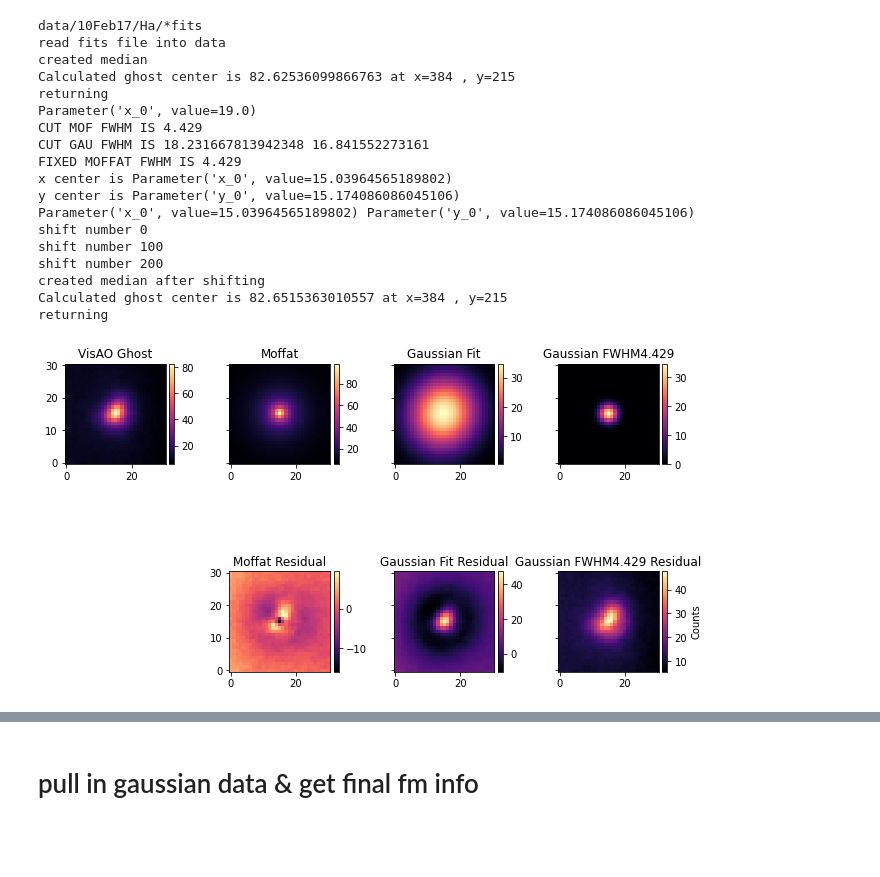
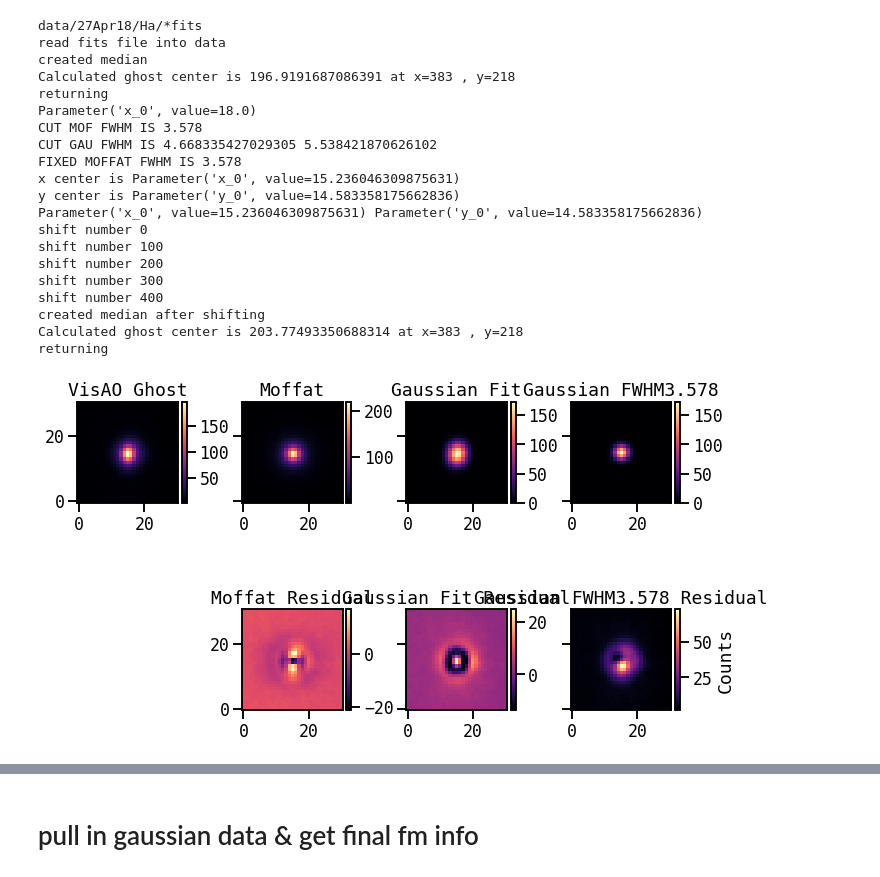
Before and after one commit to wbalmer/diskShapers, a Jupyter notebook: forwardModel/fm_evidence.ipynb, the cells around one changed output, grey strips where cells are left out. Cells and saved outputs as stored; diff of their text form; code cells hidden in the pictures; blank space fills up the shorter version.

```diff
--- a/forwardModel/fm_evidence.ipynb
+++ b/forwardModel/fm_evidence.ipynb
@@ -15,3 +19,8 @@ import multiprocessing as mp
+# %%
+import seaborn as sns
+plt.rcParams['font.family'] = 'monospace'   # Fonts
+plt.rcParams['font.monospace'] = 'DejaVu Sans Mono'
+sns.set_context("talk")
 # %%
 import pymultinest
 # %%
@@ -45,12 +54,13 @@ pa_offset=-0.497
 pa_uncertainty=0.192
 # %%
 # loop inputs
-date = '10Feb17'  # str(input('enter date in format ##Month##: '))
-fwhm = 5.5  # float(input('enter dataset fwhm: '))
-ann1 = 0  # int(input('enter IWA: '))
-ann2 = 451  # int(input('enter OWA: '))
-sep = 7  # int(input('enter sep: '))
-pa = 78  # int(input('enter pa: '))
+date = '27Apr18'  # str(input('enter date in format ##Month##: '))
+fwhm = 4.2  # float(input('enter dataset fwhm: '))
+sep = 6  # int(input('enter sep: '))
+pa = 55  # int(input('enter pa: '))
+outputiwa = 3
+
+cutsfile = False
 
 prefixes = ['Ha']
 # psfplans = [['doGhost', fwhm], ['doMoffat', fwhm],
@@ -60,7 +70,10 @@ residuals = []
 filepaths = []
 outputdirs = []
 for pref in prefixes:
-    filepath = f'data/{date}/{pref}/*fits'
+    if cutsfile:
+        filepath = f'data/cuts/{date}/{pref}/*fits'
+    else:
+        filepath = f'data/{date}/{pref}/*fits'
     outputdir = f'output/{date}/{pref}'
     filepaths.append(filepath)
     outputdirs.append(outputdir)
@@ -81,44 +94,46 @@ if multipleGs is not None:
             filepath = filepaths[i]
             outputdir = outputdirs[i]
             ghostdata, moffat, gaussfit, gaussfwhm, fwhm = ghost.ghostIsolation(filepath, 380, 220, 10, fwhm, 1, fwhm=fwhm)
             gaussfwhms.append(gaussfwhm)
 
         gaussfwhms_list.append(gaussfwhms)
 
 else:
     for i in range(len(filepaths)):
         filepath = filepaths[i]
         outputdir = outputdirs[i]
         ghostdata, moffat, gaussfit, gaussfwhm, fwhm, smof = ghost.ghostIsolation(filepath, 380, 220, 10, fwhm, 1, fwhm=fwhm)
         try:
             plt.savefig(outputdir+'/'+'FM-psfs.png', dpi=300)
         except FileNotFoundError:
             os.makedirs(outputdir+'/')
             plt.savefig(outputdir+'/'+'FM-psfs.png', dpi=300)
         ghosts.append(ghostdata)
         moffs.append(smof)#moffat)
         gaussfits.append(gaussfit)
         gaussfwhms.append(gaussfwhm)
 # %% [output]
-data/10Feb17/Ha/*fits
+data/27Apr18/Ha/*fits
 read fits file into data
 created median
-Calculated ghost center is 82.62536099866763 at x=384 , y=215
+Calculated ghost center is 196.9191687086391 at x=383 , y=218
 returning
-Parameter('x_0', value=19.0)
-CUT MOF FWHM IS 4.429
-CUT GAU FWHM IS 18.231667813942348 16.841552273161
-FIXED MOFFAT FWHM IS 4.429
-x center is Parameter('x_0', value=15.03964565189802)
-y center is Parameter('y_0', value=15.174086086045106)
-Parameter('x_0', value=15.03964565189802) Parameter('y_0', value=15.174086086045106)
+Parameter('x_0', value=18.0)
+CUT MOF FWHM IS 3.578
+CUT GAU FWHM IS 4.668335427029305 5.538421870626102
+FIXED MOFFAT FWHM IS 3.578
+x center is Parameter('x_0', value=15.236046309875631)
+y center is Parameter('y_0', value=14.583358175662836)
+Parameter('x_0', value=15.236046309875631) Parameter('y_0', value=14.583358175662836)
 shift number 0
 shift number 100
 shift number 200
+shift number 300
+shift number 400
 created median after shifting
-Calculated ghost center is 82.6515363010557 at x=384 , y=215
+Calculated ghost center is 203.77493350688314 at x=383 , y=218
 returning
-[figure, old version]
+[figure, new version]
 # %%
 if multipleGs is not None:
     psfplans = []
```
Also changed, not shown: parts of 12 cells of this notebook, 9 other files.
